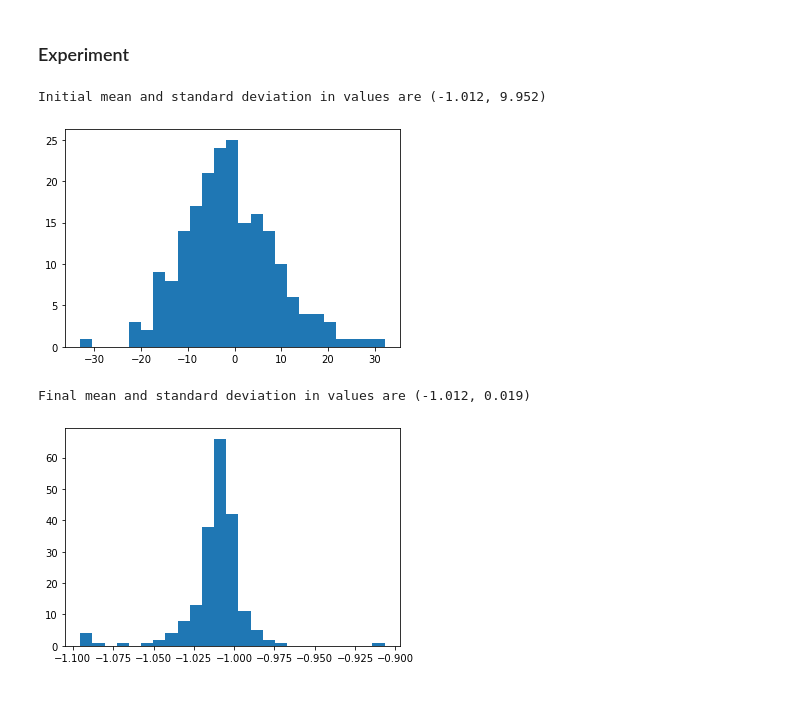
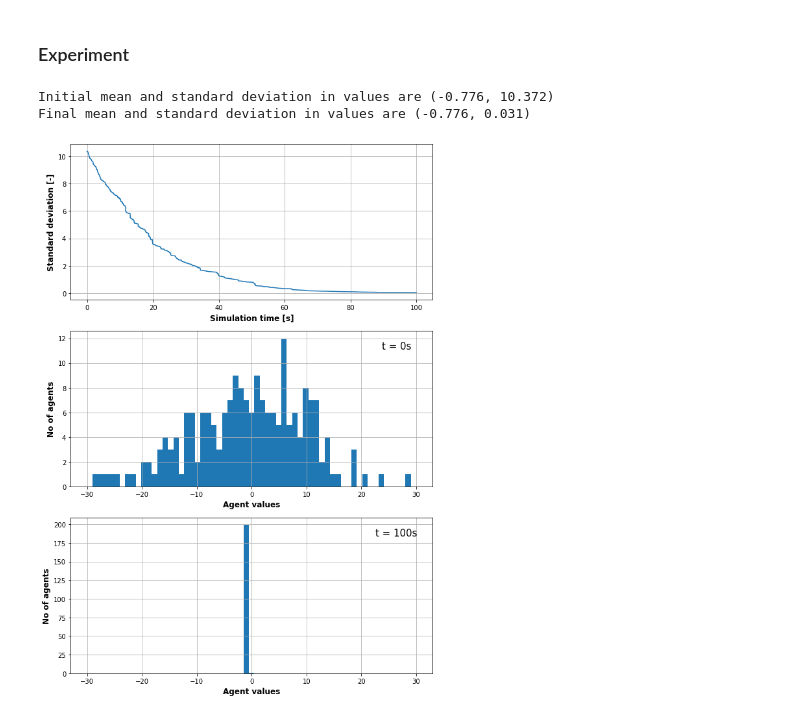
Before and after one commit to fberlinger/dynamic-randomized-gossip, a Jupyter notebook: main.ipynb, the cells around one changed output. Saved outputs shown, nothing was run; the diff lists cells and outputs as text; code cells hidden in the pictures.

Commit message:
basic parameter variations and their analysis

```diff
--- a/main.ipynb
+++ b/main.ipynb
@@ -38,52 +38,53 @@ for uuid in range(no_agents):
     Gnp.agents[pos].add(uuid)
     H.insert(uuid, clock, pos)
     val.append(random.gauss(mu, sigma))
-
-# print initial value statistics and histogram
+val_0 = val.copy()
 mean = sum(val) / no_agents
+mean_0 = mean
 var = sum([((x - mean) ** 2) for x in val]) / no_agents
 std = var ** 0.5
-print('Initial mean and standard deviation in values are ({:.3f}, {:.3f})'.format(mean, std))
-plt.hist(val, bins=25)
-plt.show()
+std_rt_val = [std] # val
+std_rt_t = [0] # time
+
 
 # run agents until time t
 while True:
     # pop next agent from heap
     (uuid, event_time, pos) = H.delete_min()
 
     # stop simulation if out of time
     if event_time > simulation_time:
         break
 
-    # remove current agent from node and pick random agent at same node to average values
+    # remove current agent from node and pick random agent at same node to average values, update standard deviation
     Gnp.agents[pos].remove(uuid)
     if len(Gnp.agents[pos]):
         neighbor = random.randint(0, len(Gnp.agents[pos]))
         self_val = val[uuid]
         neighbor_val = val[neighbor]
         avg_val = (self_val + neighbor_val) / 2
         val[uuid] = avg_val
         val[neighbor] = avg_val
+
+        old_var = std_rt_val[-1] ** 2
+        diff = (2*(avg_val - mean_0)**2 - (self_val - mean_0)**2 - (neighbor_val - mean_0)**2) / no_agents
+        new_std = abs((old_var + diff)) ** 0.5
+        std_rt_val.append(new_std)
+        std_rt_t.append(event_time)
 
     # move current agent to random neighboring node
     next_pos_ind = random.randint(0, len(Gnp.graph[pos])-1)
     next_pos = Gnp.graph[pos][next_pos_ind]
     Gnp.agents[next_pos].add(uuid)
 
     # update current agent's clock and insert it in heap
     next_clock = event_time + exp_rv(clock_rate)
     H.insert(uuid, next_clock, next_pos)
 
-# print final value statistics and histogram
-mean = sum(val) / no_agents
-var = sum([((x - mean) ** 2) for x in val]) / no_agents
-std = var ** 0.5
-print('Final mean and standard deviation in values are ({:.3f}, {:.3f})'.format(mean, std))
-plt.hist(val, bins=25)
-plt.show()
+
+# print and plot
+analyze_basics(val_0, val, mean_0, std_rt_val, std_rt_t, simulation_time, no_agents)
 # %% [output]
-Initial mean and standard deviation in values are (-1.012, 9.952)
+Initial mean and standard deviation in values are (-0.776, 10.372)
+Final mean and standard deviation in values are (-0.776, 0.031)
-[figure, old version]
+[figure, new version]
-Final mean and standard deviation in values are (-1.012, 0.019)
-[figure, removed]
```
Also changed, not shown: 4 other files.
